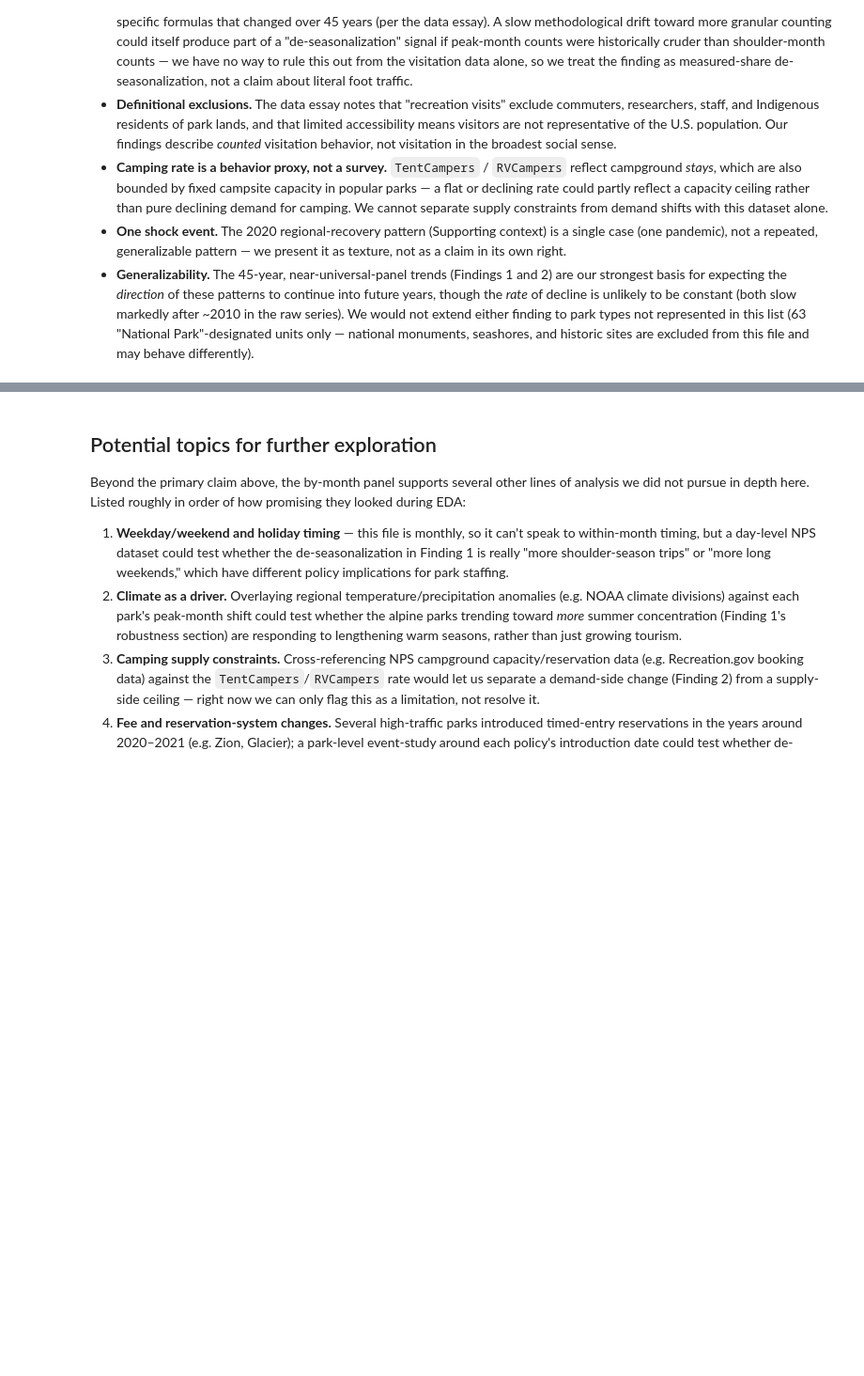
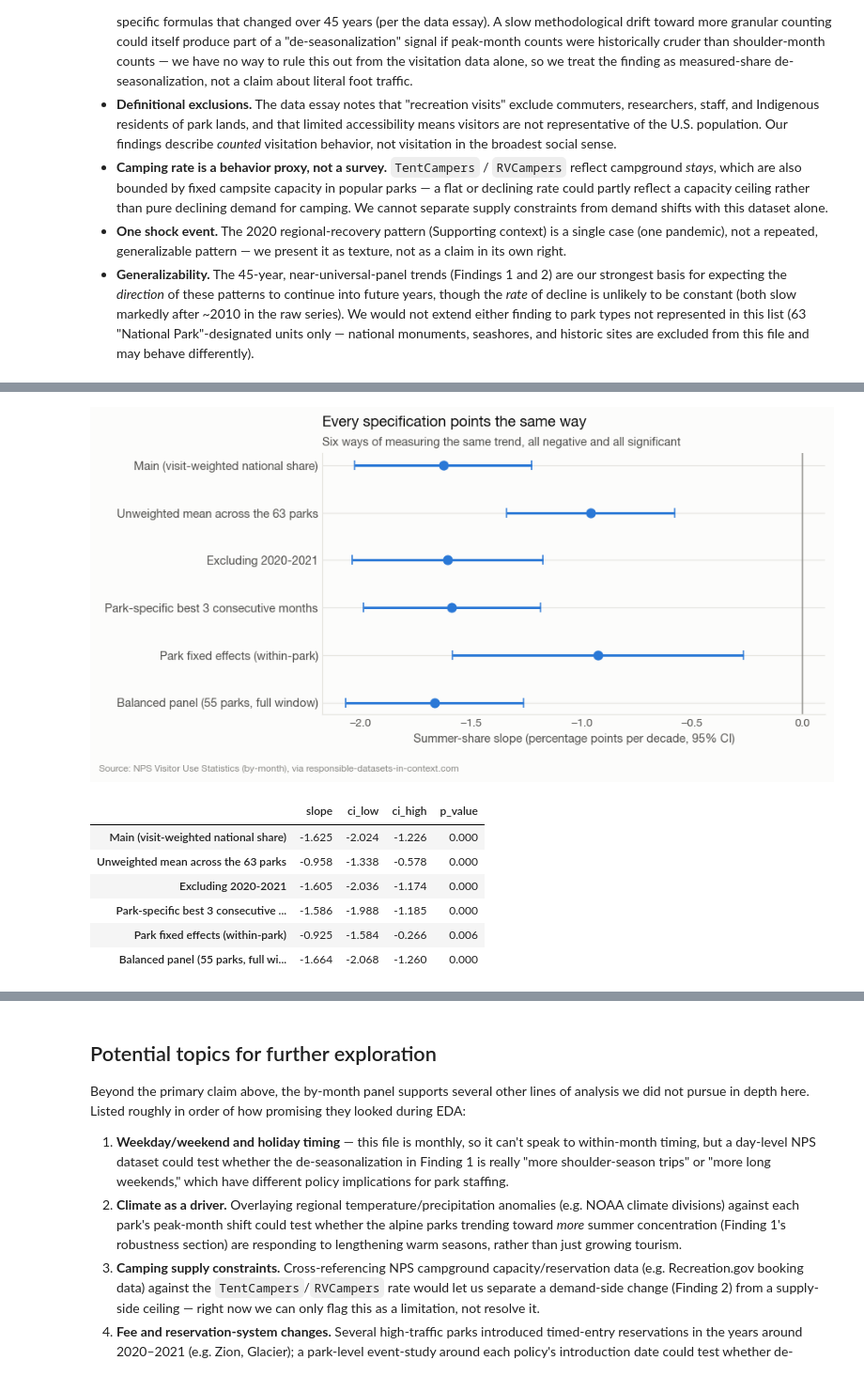
Before and after one commit to sikandaral/SI_699_mini_project, a Jupyter notebook: notebooks/sikandar_eda.ipynb, the cells around one changed output, grey strips where cells are left out. Shown at 94% size. Drawn from its saved outputs; the diff is of its cells as text; code cells hidden in the pictures; blank space fills up the shorter version.

```diff
--- a/notebooks/sikandar_eda.ipynb
+++ b/notebooks/sikandar_eda.ipynb
@@ -710,0 +743,20 @@ visits already), so the same measures might behave quite differently there.
+# %%
+# Summer share: within-park trend (fractions -> percentage points)
+fe_season = npdata.panel_trend(park_share)
+
+# Camping rate per park-year: within-park trend on the log rate (-> % per decade)
+park_year = df.groupby(["ParkName", "Year"])[["RecreationVisits", "TentCampers", "RVCampers"]].sum()
+park_year = park_year[park_year.RecreationVisits > 0]
+camp_rate_py = ((park_year.TentCampers + park_year.RVCampers) / park_year.RecreationVisits * 1000)
+camp_rate_py = camp_rate_py.replace(0, np.nan).dropna()
+fe_camp = npdata.panel_trend(camp_rate_py, log=True)
+
+fe_table = pd.DataFrame(
+    {"estimate": [fe_season.slope * 100, fe_camp.slope],
+     "ci_low": [fe_season.ci_low * 100, fe_camp.ci_low],
+     "ci_high": [fe_season.ci_high * 100, fe_camp.ci_high],
+     "p_value": [fe_season.p_value, fe_camp.p_value],
+     "park_years": [fe_season.n_obs, fe_camp.n_obs],
+     "parks": [fe_season.n_units, fe_camp.n_units]},
+    index=["Summer share (pp/decade)", "Camping rate (%/decade)"])
+fe_table.round(3)
@@ -710,0 +803,45 @@ visits already), so the same measures might behave quite differently there.
+# %%
+specs = dict(checks)          # the four specifications fitted under Finding 1
+
+# (e) within-park estimate from the fixed-effects panel above
+specs["Park fixed effects (within-park)"] = fe_season
+
+# (f) balanced panel: only parks observed across the whole 1979-2023 window,
+#     since 8 parks enter the file late (Alaska parks 1982, Congaree 1985,
+#     American Samoa 2002) and could otherwise shift the national mix over time
+span = df.groupby("ParkName").Year.agg(["min", "max"])
+balanced_parks = span[(span["min"] <= 1979) & (span["max"] >= 2023)].index
+specs[f"Balanced panel ({len(balanced_parks)} parks, full window)"] = npdata.trend(
+    npdata.summer_share(npdata.monthly_matrix(df[df.ParkName.isin(balanced_parks)], ["Year"])))
+
+fig, ax = npviz.new_figure(8.4, 4.0)
+names = list(specs.keys())
+est = [specs[k].slope * 100 for k in names]
+lo = [(specs[k].slope - specs[k].ci_low) * 100 for k in names]
+hi = [(specs[k].ci_high - specs[k].slope) * 100 for k in names]
+
+ax.errorbar(est, range(len(names)), xerr=[lo, hi], fmt="o", color=npviz.BLUE,
+            ecolor=npviz.BLUE, elinewidth=2, capsize=4, markersize=7, zorder=3)
+ax.axvline(0, color=npviz.TEXT_MUTED, lw=1, zorder=1)
+ax.set_yticks(range(len(names)))
+ax.set_yticklabels(names, fontsize=9.5)
+ax.invert_yaxis()
+ax.set_xlabel("Summer-share slope (percentage points per decade, 95% CI)")
+npviz.title(ax, "Every specification points the same way",
+            "Six ways of measuring the same trend, all negative and all significant")
+npviz.source_note(fig)
+npviz.save(fig, "08_robustness_forest_plot")
+plt.tight_layout()
+plt.show()
+
+pd.DataFrame({k: specs[k][["slope", "ci_low", "ci_high", "p_value"]] * [100, 100, 100, 1]
+              for k in names}).T.round(3)
+# %% [output]
+[figure, added]
+|  | slope | ci_low | ci_high | p_value |
+| Main (visit-weighted national share) | -1.625 | -2.024 | -1.226 | 0.000 |
+| Unweighted mean across the 63 parks | -0.958 | -1.338 | -0.578 | 0.000 |
+| Excluding 2020-2021 | -1.605 | -2.036 | -1.174 | 0.000 |
+| Park-specific best 3 consecutive ... | -1.586 | -1.988 | -1.185 | 0.000 |
+| Park fixed effects (within-park) | -0.925 | -1.584 | -0.266 | 0.006 |
+| Balanced panel (55 parks, full wi... | -1.664 | -2.068 | -1.260 | 0.000 |
```
Also changed, not shown: parts of 31 cells of this notebook.
